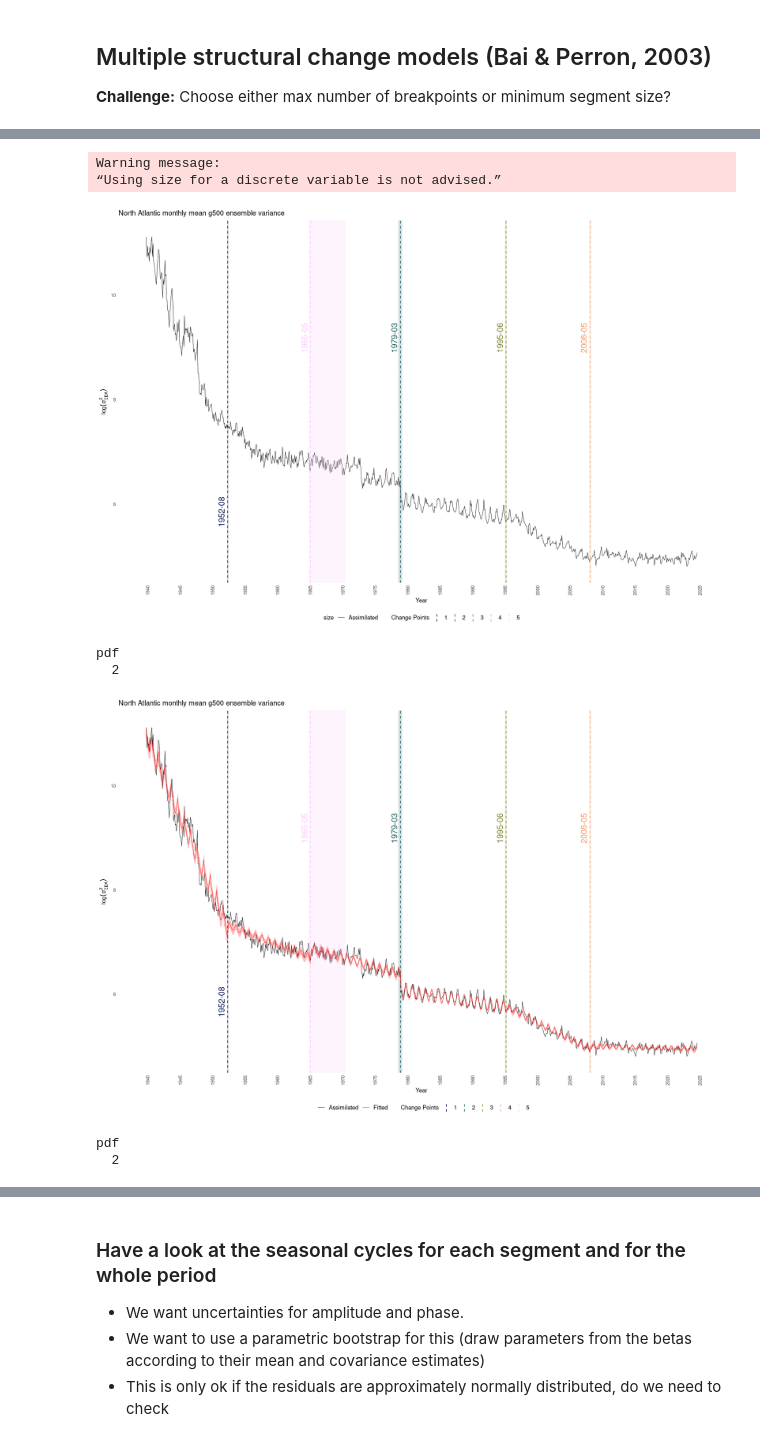
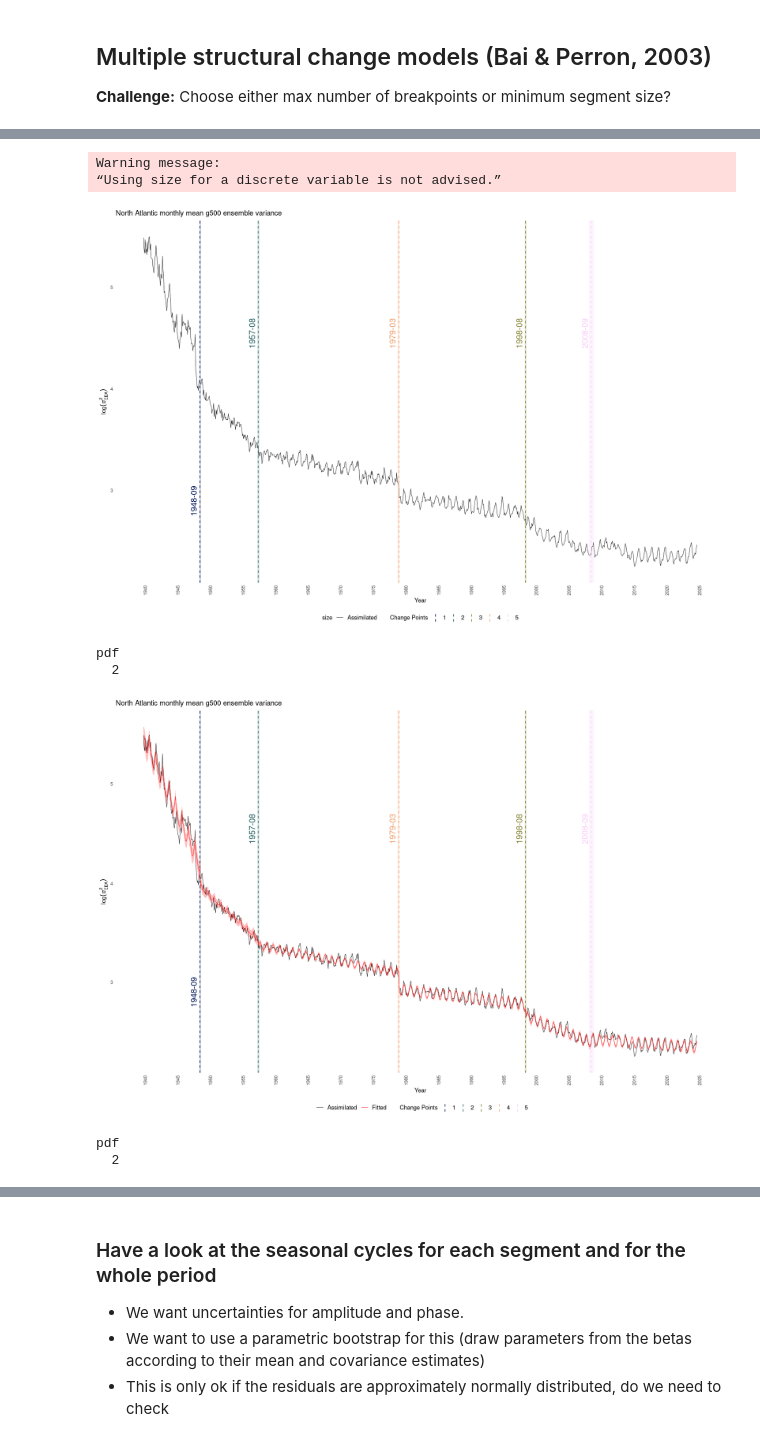
Before and after one commit to hschoeller/wp22a, a Jupyter notebook: notebooks/ChangePoints.ipynb, the cells around one changed output, grey strips where cells are left out. Cells and saved outputs as stored; diff of their text form; code cells hidden in the pictures.

```diff
--- a/notebooks/ChangePoints.ipynb
+++ b/notebooks/ChangePoints.ipynb
@@ -350,7 +262,7 @@ pdf
 seasonal_model <- nlme::gls(
     log_variance ~ year:segment_no_seas + segment_no_seas +
         sin_mon + cos_mon - 1,
-    data = combined_dataset,
+    data = df,
     correlation = corAR1(form = ~ mon_no | segment_no_seas),
     weights = varIdent(form = ~ 1 | segment_no_seas)
 )
@@ -377,19 +289,18 @@ Degrees of freedom: 1019 total; 1005 residual
 # %%
-trend_only_df <- combined_dataset %>%
+trend_only_df <- df %>%
     mutate(
         sin_mon = 0,
         cos_mon = 0
     )
 
-# Now predict() this
-combined_dataset <- combined_dataset %>%
+df <- df %>%
     mutate(
         fitted_trend_only = predict(seasonal_model, newdata = trend_only_df)
     )
 
 # The “deseasonalized” response is
 #    y_i^(ds) = log_variance_i - fitted_trend_i
-combined_dataset <- combined_dataset %>%
+df <- df %>%
     mutate(
         y_seas = log_variance - fitted_trend_only
     )
@@ -402,7 +313,7 @@ beta_cos <- coefs_all["cos_mon"]
 V_all <- vcov(seasonal_model)
 V_seas <- V_all[c("sin_mon", "cos_mon"), c("sin_mon", "cos_mon")]
 
-df_resid <- nrow(combined_dataset) - length(coef(seasonal_model))
+df_resid <- nrow(df) - length(coef(seasonal_model))
 
 # ── 5) Build a 12‐row data.frame giving month = 1…12, sin_mon, cos_mon ─────────
 new_season <- tibble(
@@ -677,7 +409,7 @@ plot(fs)
 # Control for AR(1)
 bp_est_monthly <- breakpoints(ar_filtered ~ year + sin_mon + cos_mon,
     data = filtered_df,
-    h = .15,
+    h = .1,
     breaks = NULL
 )
 par(bg = "white")
@@ -692,7 +424,7 @@ print(confint(bp_est_monthly,
     sandwich = TRUE,
     vcov. = vcovHC
 ))
-cp_df <- ordered_cp_df(bp_est_monthly, combined_dataset)
+cp_df <- ordered_cp_df(bp_est_monthly, df)
 cp_df
 # %% [output]
 pdf
@@ -726,12 +458,15 @@ A data.frame: 5 × 4
 # %%
-combined_dataset$segment <- breakfactor(bp_est_monthly)
+df$segment <- breakfactor(bp_est_monthly)
 
-
+df <- df %>%
+    group_by(segment) %>%
+    mutate(mon_no = row_number()) %>%
+    ungroup()
 # Fit the segmented linear model with segment-specific predictors
 lmod_seas_monthly <- nlme::gls(
     log_variance ~ segment +
         segment:year + segment:sin_mon + segment:cos_mon - 1,
-    data = combined_dataset,
+    data = df,
     correlation = corAR1(form = ~ mon_no | segment),
     weights = varIdent(form = ~ 1 | segment)
 )
@@ -759,37 +494,37 @@ Degrees of freedom: 1019 total; 995 residual
 # %%
 p <- plot_change_points(
-    data = combined_dataset,
+    data = df,
     cp_df = cp_df,
     theme_pub = NULL,
     show_ci = TRUE
 )
 p
 
-fitted_layers <- add_fitted_line_ci(lmod_seas_monthly, combined_dataset)
+fitted_layers <- add_fitted_line_ci(lmod_seas_monthly, df)
 for (layer in fitted_layers) {
     p <- p + layer
 }
 
 # Optional: Combine the legends for size and linetype into one "Data" legend
 p <- p + guides(
     size = guide_legend(order = 1),
     linetype = guide_legend(order = 2),
     color = guide_legend(order = 3)
 )
 
 p
 
 save_plot(p, "ChangePoints.pdf")
 
 p <- p + THEME_PUB_LARGE
 p
 save_plot(p, "ChangePointsLarge.pdf", width = 9.5, height = 4.25)
 # %% [output]
 Warning message:
 “Using size for a discrete variable is not advised.”
-[figure, old version]
+[figure, new version]
 pdf
   2
-[figure, old version]
+[figure, new version]
 pdf
   2
```
Also changed, not shown: parts of 23 cells of this notebook, 4 other files.
